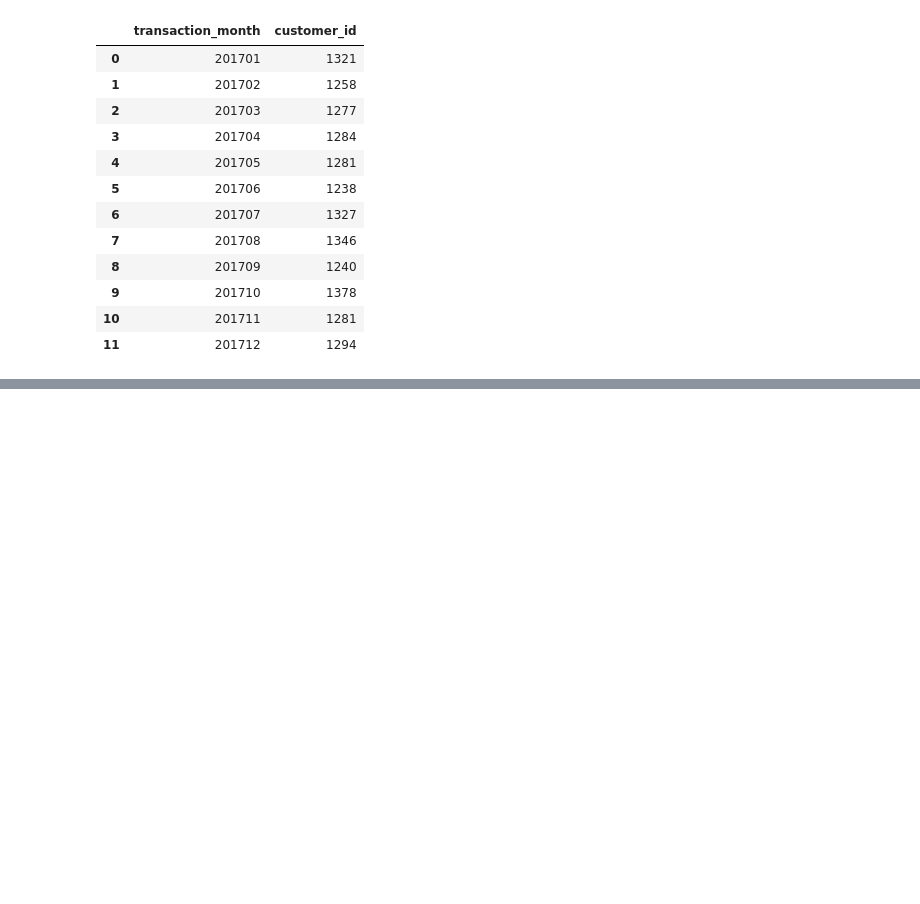
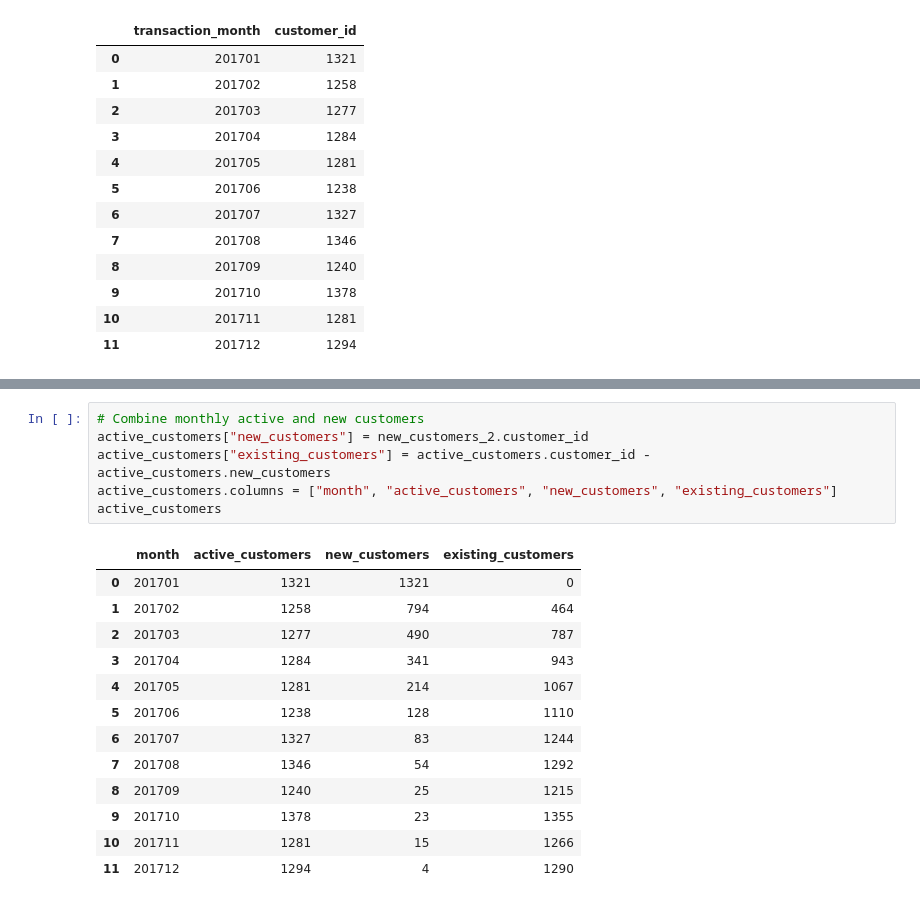
Before and after one commit to Navyhoang/KPMG_Virtual_Internship_Challenge, a Jupyter notebook: Results/KPMG_module_1_transaction.ipynb, the cells around one changed output, grey strips where cells are left out. Cells and saved outputs as stored; diff of their text form; blank space fills up the shorter version.

Commit message:
Calculated existing customers

```diff
--- a/Results/KPMG_module_1_transaction.ipynb
+++ b/Results/KPMG_module_1_transaction.ipynb
@@ -882,0 +868,20 @@ new_customers_2
+# %%
+# Combine monthly active and new customers
+active_customers["new_customers"] = new_customers_2.customer_id
+active_customers["existing_customers"] = active_customers.customer_id - active_customers.new_customers
+active_customers.columns = ["month", "active_customers", "new_customers", "existing_customers"]
+active_customers
+# %% [output]
+|  | month | active_customers | new_customers | existing_customers |
+| 0 | 201701 | 1321 | 1321 | 0 |
+| 1 | 201702 | 1258 | 794 | 464 |
+| 2 | 201703 | 1277 | 490 | 787 |
+| 3 | 201704 | 1284 | 341 | 943 |
+| 4 | 201705 | 1281 | 214 | 1067 |
+| 5 | 201706 | 1238 | 128 | 1110 |
+| 6 | 201707 | 1327 | 83 | 1244 |
+| 7 | 201708 | 1346 | 54 | 1292 |
+| 8 | 201709 | 1240 | 25 | 1215 |
+| 9 | 201710 | 1378 | 23 | 1355 |
+| 10 | 201711 | 1281 | 15 | 1266 |
+| 11 | 201712 | 1294 | 4 | 1290 |
```
Also changed, not shown: parts of 3 cells of this notebook.
